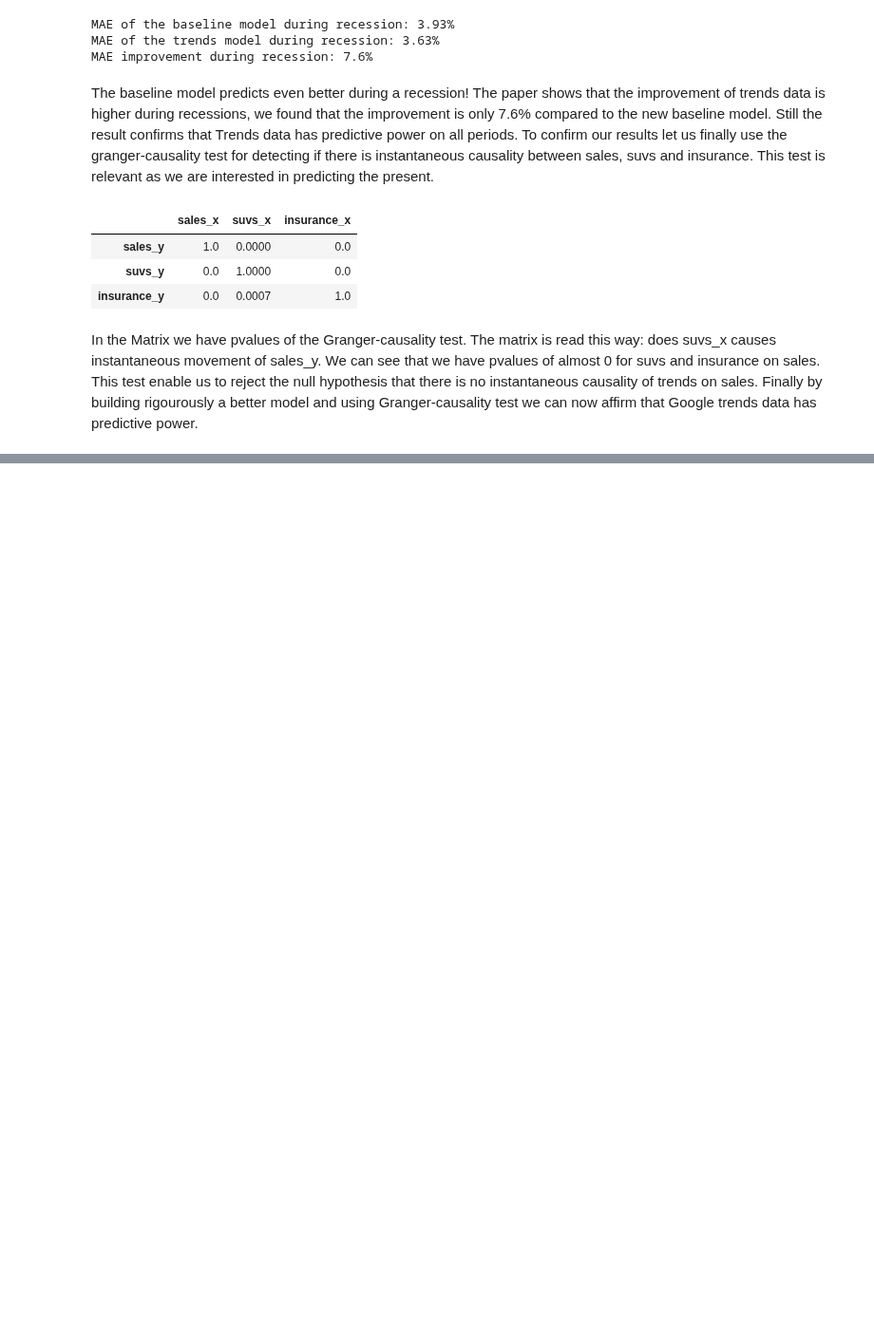
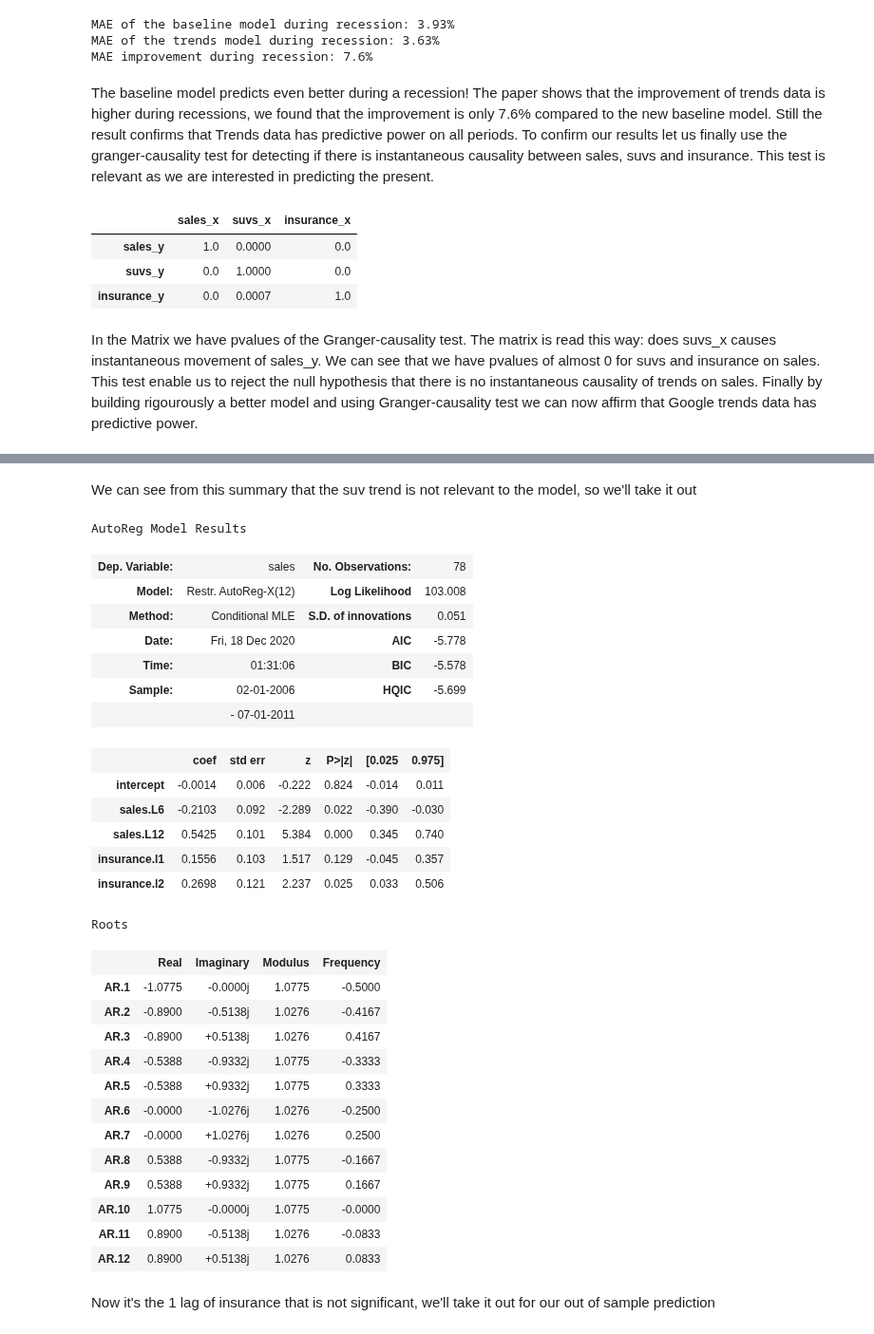
Before and after one commit to epfl-ada/ada-2020-project-milestone-p3-p3_tak, a Jupyter notebook: google_trends_check.ipynb, the cells around one changed output, grey strips where cells are left out. Shown at 95% size. Cells and saved outputs as stored; diff of their text form; code cells hidden in the pictures; blank space fills up the shorter version.

```diff
--- a/google_trends_check.ipynb
+++ b/google_trends_check.ipynb
@@ -384,0 +450,45 @@ Finally by building rigourously a better model and using Granger-causality test
+# %% [markdown]
+We can see from this summary that the suv trend is not relevant to the model, so we'll take it out
+# %%
+selected_lags = [6, 12]
+AR_model = AutoReg(
+    endog=df["sales"], lags=selected_lags, exog=df[
+        [
+            "insurance.l1",
+            #"suvs.l1",
+            "insurance.l2",
+            #"suvs.l2",
+        ]]
+).fit()
+AR_model.summary()
+# %% [output]
+AutoReg Model Results
+| Dep. Variable: | sales | No. Observations: | 78 |
+| Model: | Restr. AutoReg-X(12) | Log Likelihood | 103.008 |
+| Method: | Conditional MLE | S.D. of innovations | 0.051 |
+| Date: | Fri, 18 Dec 2020 | AIC | -5.778 |
+| Time: | 01:31:06 | BIC | -5.578 |
+| Sample: | 02-01-2006 | HQIC | -5.699 |
+|  | - 07-01-2011 |  |  |
+|  | coef | std err | z | P>|z| | [0.025 | 0.975] |
+| intercept | -0.0014 | 0.006 | -0.222 | 0.824 | -0.014 | 0.011 |
+| sales.L6 | -0.2103 | 0.092 | -2.289 | 0.022 | -0.390 | -0.030 |
+| sales.L12 | 0.5425 | 0.101 | 5.384 | 0.000 | 0.345 | 0.740 |
+| insurance.l1 | 0.1556 | 0.103 | 1.517 | 0.129 | -0.045 | 0.357 |
+| insurance.l2 | 0.2698 | 0.121 | 2.237 | 0.025 | 0.033 | 0.506 |
+Roots
+|  | Real | Imaginary | Modulus | Frequency |
+| AR.1 | -1.0775 | -0.0000j | 1.0775 | -0.5000 |
+| AR.2 | -0.8900 | -0.5138j | 1.0276 | -0.4167 |
+| AR.3 | -0.8900 | +0.5138j | 1.0276 | 0.4167 |
+| AR.4 | -0.5388 | -0.9332j | 1.0775 | -0.3333 |
+| AR.5 | -0.5388 | +0.9332j | 1.0775 | 0.3333 |
+| AR.6 | -0.0000 | -1.0276j | 1.0276 | -0.2500 |
+| AR.7 | -0.0000 | +1.0276j | 1.0276 | 0.2500 |
+| AR.8 | 0.5388 | -0.9332j | 1.0775 | -0.1667 |
+| AR.9 | 0.5388 | +0.9332j | 1.0775 | 0.1667 |
+| AR.10 | 1.0775 | -0.0000j | 1.0775 | -0.0000 |
+| AR.11 | 0.8900 | -0.5138j | 1.0276 | -0.0833 |
+| AR.12 | 0.8900 | +0.5138j | 1.0276 | 0.0833 |
+# %% [markdown]
+Now it's the 1 lag of insurance that is not significant, we'll take it out for our out of sample prediction
```
Also changed, not shown: parts of 13 cells of this notebook.
